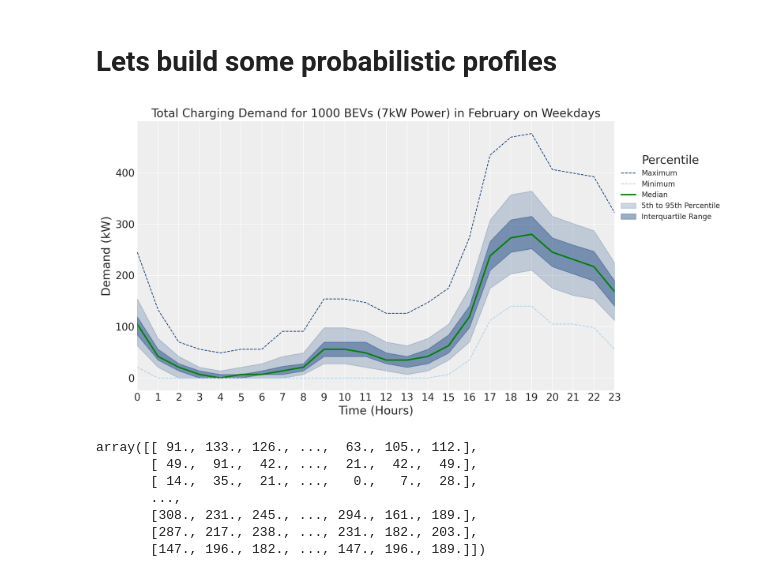
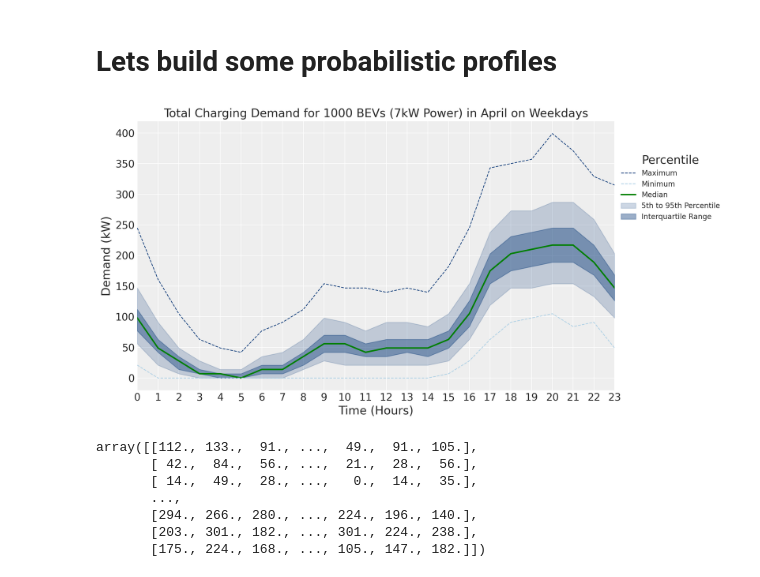
Before and after one commit to isaacflower/Probabilistic-EV-Demand-Modelling, a Jupyter notebook: dev/multi_level_binomial_regression_model.ipynb, the cells around one changed output. Saved outputs shown, nothing was run; the diff lists cells and outputs as text; code cells hidden in the pictures.

```diff
--- a/dev/multi_level_binomial_regression_model.ipynb
+++ b/dev/multi_level_binomial_regression_model.ipynb
@@ -115,13 +115,17 @@ with pm.Model(coords=coords) as varying_intercept_slope_noncentered_model:
     mu_a = pm.Normal("mu_a", mu=0.0, sigma=5)
     sigma_a = pm.Exponential("sigma_a", 1)
 
+    mu_b = pm.Normal("mu_b", mu=0.0, sigma=5)
+    sigma_b = pm.Exponential("sigma_b", 1)
+
     # Non-centered Random Intercepts
     # Centered: a = pm.Normal("a", mu=mu_a, sigma=sigma_a, dims='month')
     z_a = pm.Normal("z_a", mu=0, sigma=1, dims=('month', 'hour'))
     a = pm.Deterministic("a", mu_a + z_a * sigma_a, dims=('month', 'hour'))
 
     # Non-centered Random Slopes
-    b = pm.Normal('b', mu=0, sigma=1, dims=('month', 'hour'))
+    z_b = pm.Normal("z_b", mu=0, sigma=1, dims=('month', 'hour'))
+    b = pm.Deterministic('b', mu_b + z_b * sigma_b, dims=('month', 'hour'))
 
     p = pm.Deterministic('p', pm.math.invlogit(a[month_idx, hour_idx] + b[month_idx, hour_idx] * is_weekend_idx), dims="obs_id")
 
@@ -145,9 +148,5 @@ Sampling 4 chains for 2_000 tune and 1_000 draw iterations (8_000 + 4_000 draws
 # %% [markdown]
 # Lets build some probabilistic profiles
-# %%
-is_weekend = 0
-month = 2
-n_bev = 100
 # %%
 def generate_24h_predictions(is_weekend, month, n_bev, noncentered_trace):
     predictions = np.zeros([24, 4000])
@@ -247,19 +246,19 @@ def plot_daily_profile(is_weekend, month, n_bev, noncentered_trace):
     plt.show()
 # %%
 is_weekend = 0
-month = 2
+month = 4
 n_bev = 1000
 plot_daily_profile(is_weekend, month, n_bev, noncentered_trace)
 # %% [output]
-[figure, old version]
+[figure, new version]
 # %%
 predictions = generate_24h_predictions(is_weekend, month, n_bev, noncentered_trace)
 predictions
 # %% [output]
-array([[ 91., 133., 126., ...,  63., 105., 112.],
-       [ 49.,  91.,  42., ...,  21.,  42.,  49.],
-       [ 14.,  35.,  21., ...,   0.,   7.,  28.],
+array([[112., 133.,  91., ...,  49.,  91., 105.],
+       [ 42.,  84.,  56., ...,  21.,  28.,  56.],
+       [ 14.,  49.,  28., ...,   0.,  14.,  35.],
        ...,
-       [308., 231., 245., ..., 294., 161., 189.],
-       [287., 217., 238., ..., 231., 182., 203.],
-       [147., 196., 182., ..., 147., 196., 189.]])
+       [294., 266., 280., ..., 224., 196., 140.],
+       [203., 301., 182., ..., 301., 224., 238.],
+       [175., 224., 168., ..., 105., 147., 182.]])
```
Also changed, not shown: parts of 1 cell of this notebook.
